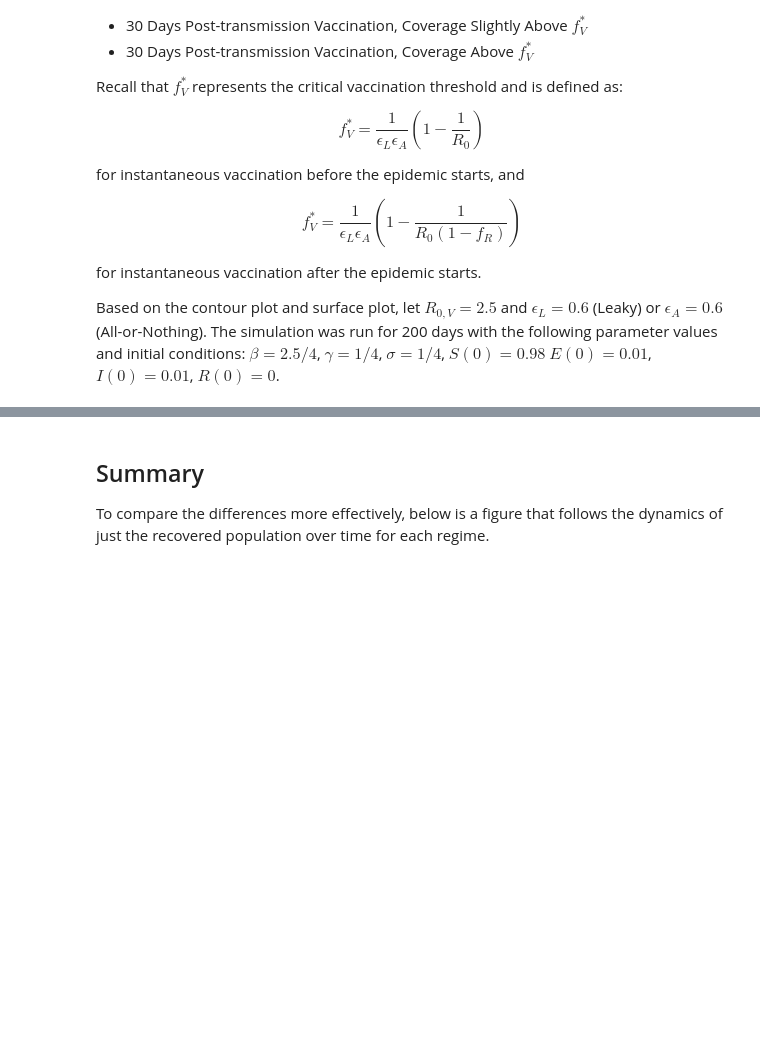
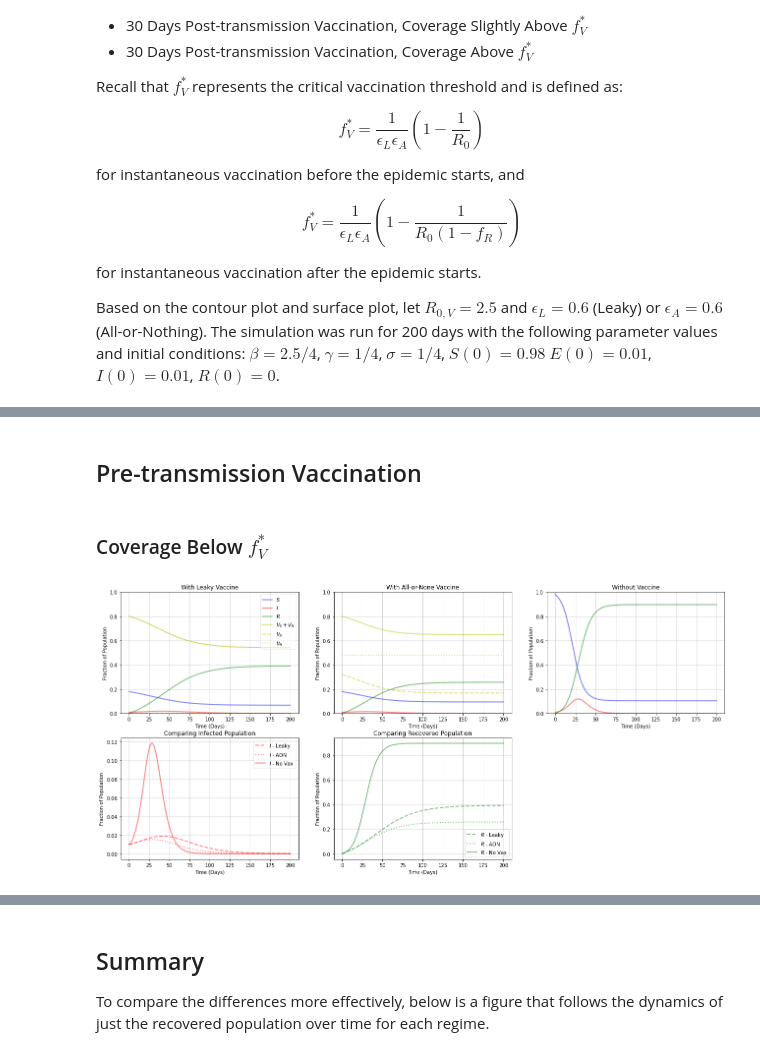
Before and after one commit to anjalika-nande/VaccineEfficacy, a Jupyter notebook: Scenarios_time-series.ipynb, the cells around one changed output, grey strips where cells are left out. Saved outputs shown, nothing was run; the diff lists cells and outputs as text; code cells hidden in the pictures; blank space fills up the shorter version.

```diff
--- a/Scenarios_time-series.ipynb
+++ b/Scenarios_time-series.ipynb
@@ -283,6 +32,0 @@ legend = ax5.legend(); legend.get_frame().set_alpha(0.5)
-# %%
-# set initial conditions for vaccination
-v_es0 = 0; v_rs0 = 0; D = 200; D_vax = 10
-t_bfvax = np.arange(0, D_vax+1); t_aftvax = np.arange(D_vax, D)
-sim_vax = odeint(seir, y0, t_bfvax, args=(beta, sigma, gamma))
-s0_vax, e0_vax, i0_vax, r0_vax = sim_vax.T
@@ -577,6 +32,0 @@ legend = ax5.legend(); legend.get_frame().set_alpha(0.5)
-# %%
-# set initial conditions for vaccination
-v_es0 = 0; v_rs0 = 0; D = 200; D_vax = 30
-t_bfvax = np.arange(0, D_vax+1); t_aftvax = np.arange(D_vax, D)
-sim_vax = odeint(seir, y0, t_bfvax, args=(beta, sigma, gamma))
-s0_vax, e0_vax, i0_vax, r0_vax = sim_vax.T
@@ -868,0 +33,33 @@ legend = ax5.legend(); legend.get_frame().set_alpha(0.5)
+# %% [markdown]
+## Pre-transmission Vaccination
+# %%
+# common parameter values
+sigma = 1/4; gamma = 1/4; beta = 2.5 * gamma; eps = 0.6; fc = 1/eps * (1 - 1/2.5)
+t = np.linspace(0, 200, 201); tv = -1
+
+# set initial conditions
+s0 = 0.98; e0 = 0.01; i0 = 0.01; r0 = 0
+
+# no vaccination
+y0 = [s0, e0, i0, r0]
+sim = odeint(seir, y0, t, args=(beta, sigma, gamma))
+sim = sim.T
+# %% [markdown]
+### Coverage Below $f^*_V$
+# %%
+### run model
+# set parameters
+fv = fc * 0.8; s0_vax = 0.98 - fv
+
+# leaky
+vs0_leaky = 0; vr0_leaky = fv; y0_leaky = [s0_vax, vs0_leaky, vr0_leaky, e0, i0, r0]
+sim_leaky = run_modified_seir(y0_leaky, t, tv, beta, sigma, gamma, fv, eps, mode = 'leaky')
+
+# aon
+vs0_aon = fv*(1-eps); vr0_aon = fv*eps; y0_aon = [s0_vax, vs0_aon, vr0_aon, e0, i0, r0]
+sim_aon = run_modified_seir(y0_aon, t, tv, beta, sigma, gamma, fv, eps, mode = 'aon')
+
+### plot time-series plot
+plot_timeseries(sim, sim_leaky, sim_aon, savefig=True, filename='timeseries_pre_below')
+# %% [output]
+[figure, added]
```
Also changed, not shown: parts of 43 cells of this notebook, 19 other files.
